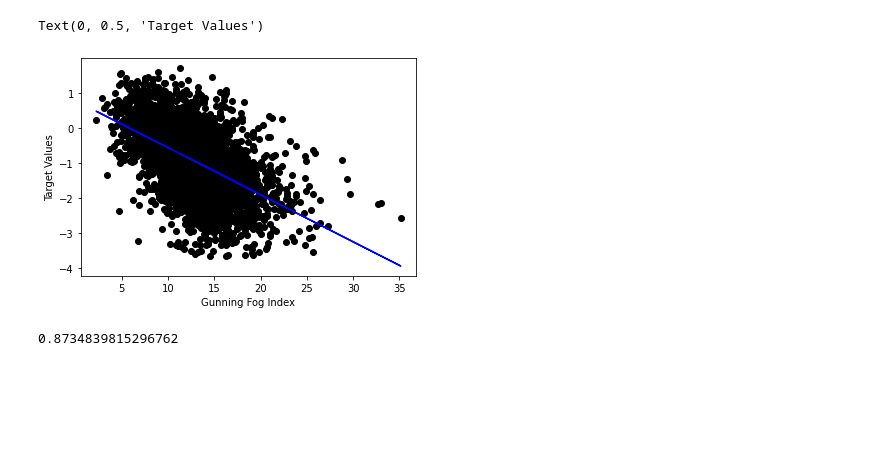
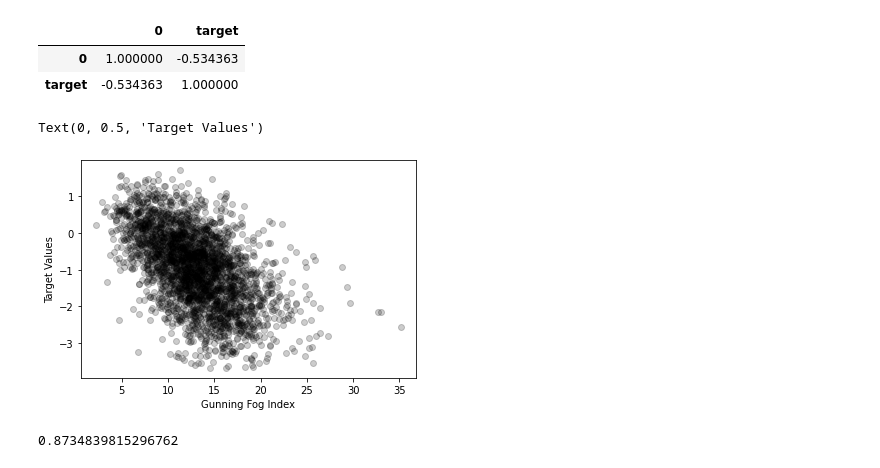
Before and after one commit to Raffi-Baldassini/Final-Year-Project, a Jupyter notebook: Code/Gunning Fog.ipynb, the cells around one changed output. Drawn from its saved outputs; the diff is of its cells as text; code cells hidden in the pictures; blank space fills up the shorter version.

Commit message:
Diagram notebook

```diff
--- a/Code/Gunning Fog.ipynb
+++ b/Code/Gunning Fog.ipynb
@@ -39,18 +39,26 @@ excerptData = np.array(list(excerptData.values()))
 # %%
 targetValues = np.array(df['target'])
 gunningFog = excerptData[:, 3].reshape(-1,1)
+
+dfGunning = pd.DataFrame(gunningFog)
+dfGunning = pd.concat([dfGunning, df['target']], axis = 1)
+
+dfGunning.corr()
+# %% [output]
+|  | 0 | target |
+| 0 | 1.000000 | -0.534363 |
+| target | -0.534363 | 1.000000 |
 # %%
 reg = LinearRegression().fit(gunningFog, targetValues)
 # %%
 predictions = reg.predict(gunningFog)
 # %%
-plt.scatter(excerptData[:, 3], targetValues, color = 'black')
-plt.plot(excerptData[:, 3], predictions, color = 'blue')
+plt.scatter(excerptData[:, 3], targetValues, color = 'black', alpha = 0.2)
 plt.xlabel("Gunning Fog Index")
 plt.ylabel("Target Values")
 # %% [output]
 Text(0, 0.5, 'Target Values')
-[figure, old version]
+[figure, new version]
 # %%
 mean_squared_error(targetValues,predictions, squared = False)
 # %% [output]
```
Also changed, not shown: parts of 2 cells of this notebook, 5 other files.
